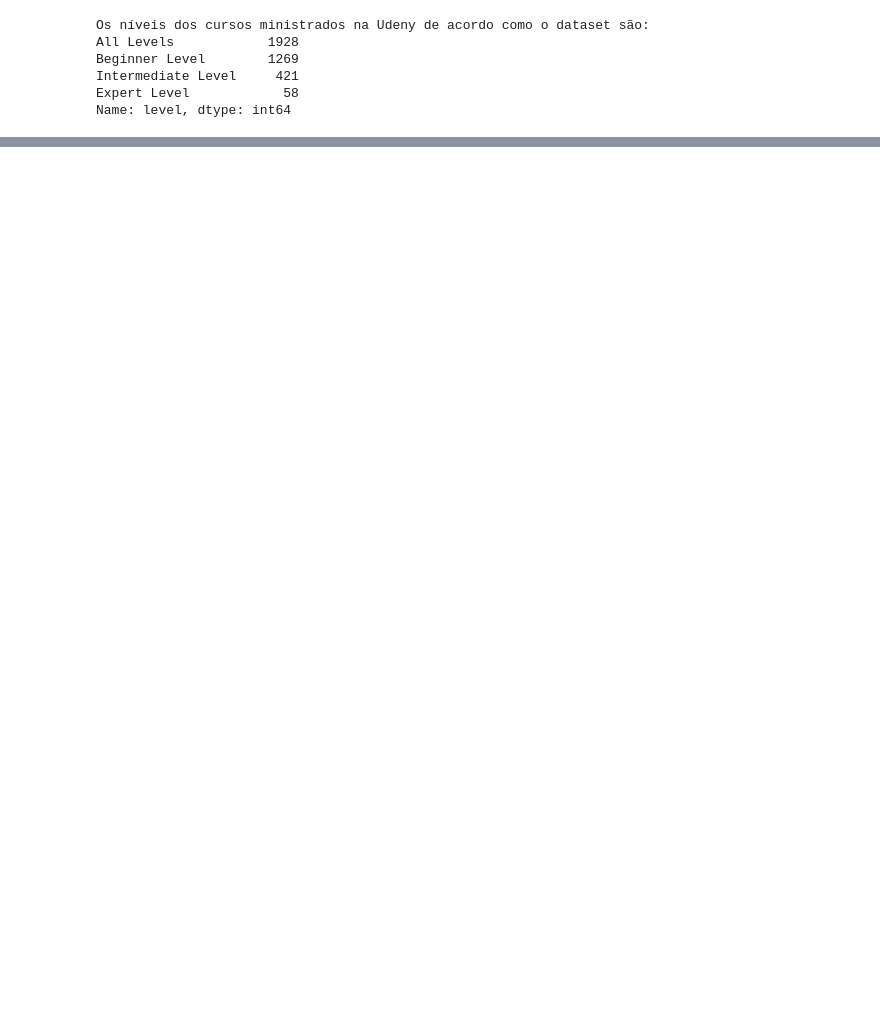
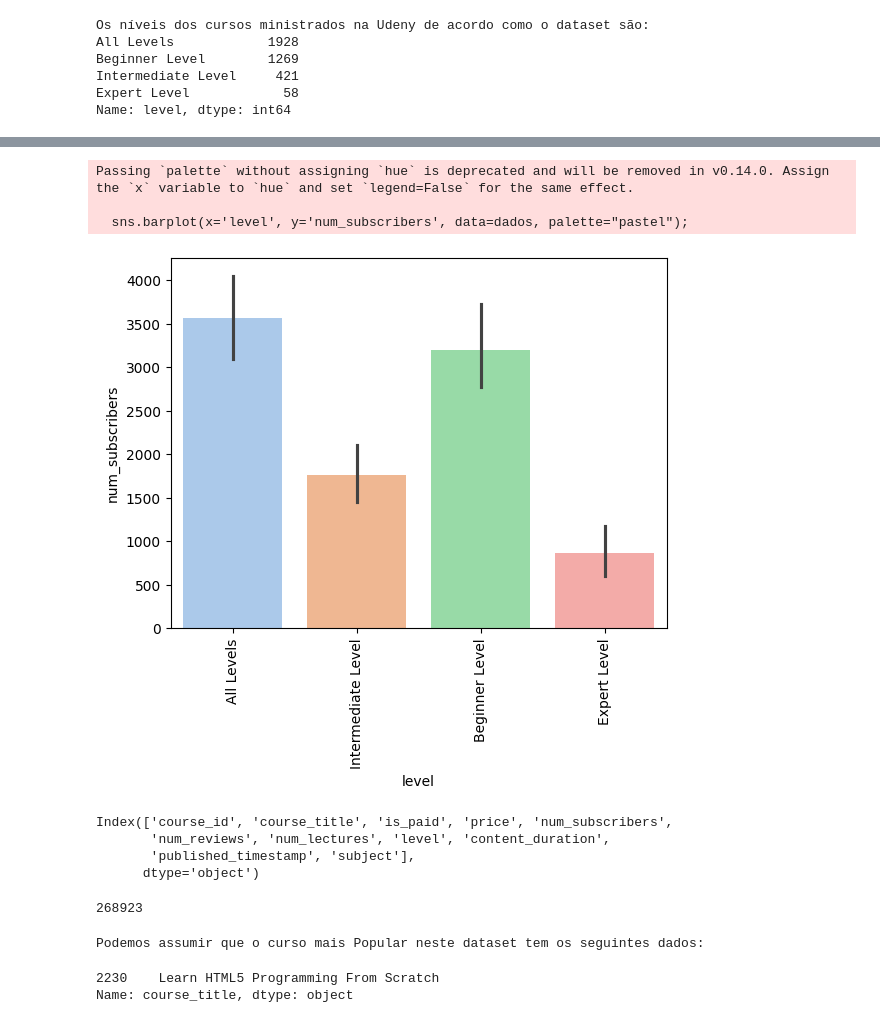
Before and after one commit to Gcango/Analise_e_Avaliacao_curso_da_Udemy, a Jupyter notebook: Analise_Avaliaçao_UdemyCourse.ipynb, the cells around one changed output, grey strips where cells are left out. Saved outputs shown, nothing was run; the diff lists cells and outputs as text; code cells hidden in the pictures; blank space fills up the shorter version.

```diff
--- a/Analise_Avaliaçao_UdemyCourse.ipynb
+++ b/Analise_Avaliaçao_UdemyCourse.ipynb
@@ -152,0 +189,9 @@ dados.groupby('is_paid')['num_lectur']
+# %%
+sns.barplot(x='level', y='num_subscribers', data=dados, palette="pastel");
+plt.xticks(rotation=90)
+plt.show()
+# %% [output]
+Passing `palette` without assigning `hue` is deprecated and will be removed in v0.14.0. Assign the `x` variable to `hue` and set `legend=False` for the same effect.
+
+  sns.barplot(x='level', y='num_subscribers', data=dados, palette="pastel");
+[figure, added]
@@ -152,0 +200,20 @@ dados.groupby('is_paid')['num_lectur']
+# %%
+dados.columns
+# %% [output]
+Index(['course_id', 'course_title', 'is_paid', 'price', 'num_subscribers',
+       'num_reviews', 'num_lectures', 'level', 'content_duration',
+       'published_timestamp', 'subject'],
+      dtype='object')
+# %%
+maior_insc = dados['num_subscribers'].max()
+maior_insc
+# %% [output]
+268923
+# %%
+curso_popular = dados[dados['num_subscribers'].max() == dados['num_subscribers']]['course_title']
+print(f"Podemos assumir que o curso mais Popular neste dataset tem os seguintes dados: ")
+curso_popular
+# %% [output]
+Podemos assumir que o curso mais Popular neste dataset tem os seguintes dados:
+2230    Learn HTML5 Programming From Scratch
+Name: course_title, dtype: object
```
Also changed, not shown: parts of 22 cells of this notebook.
